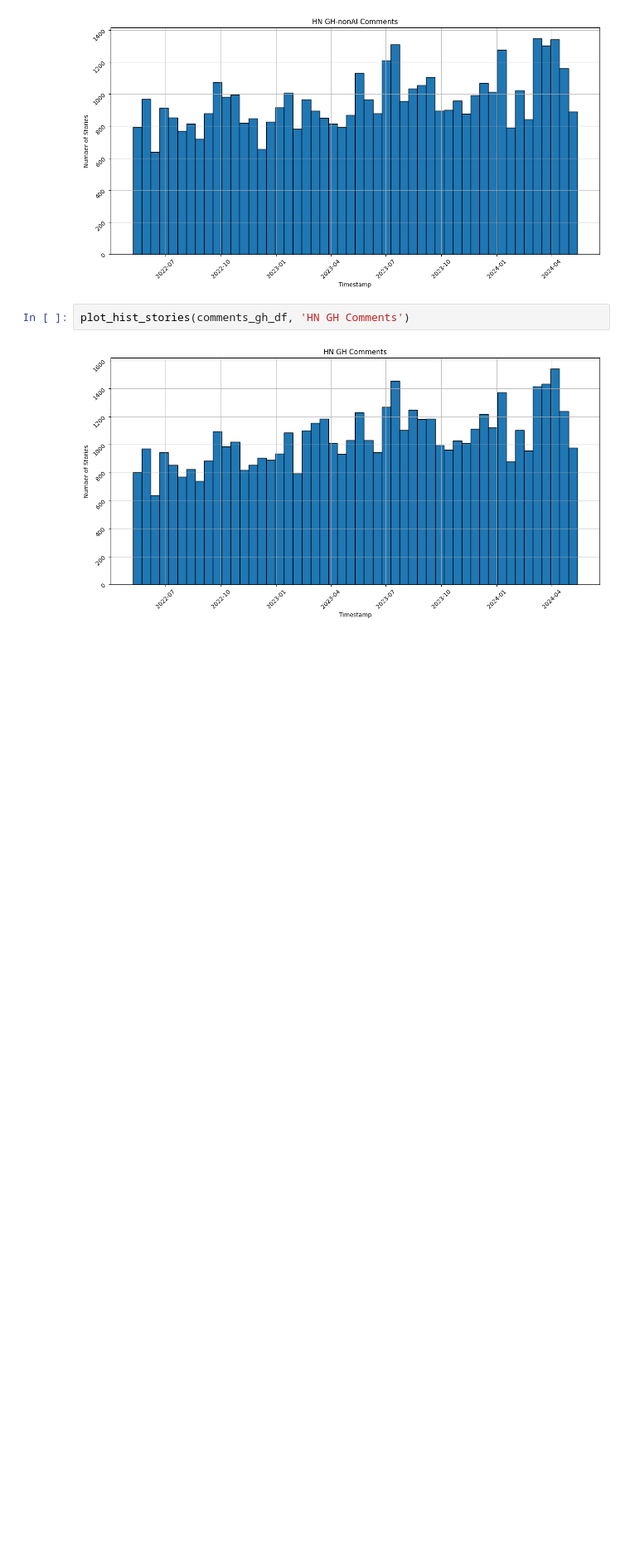
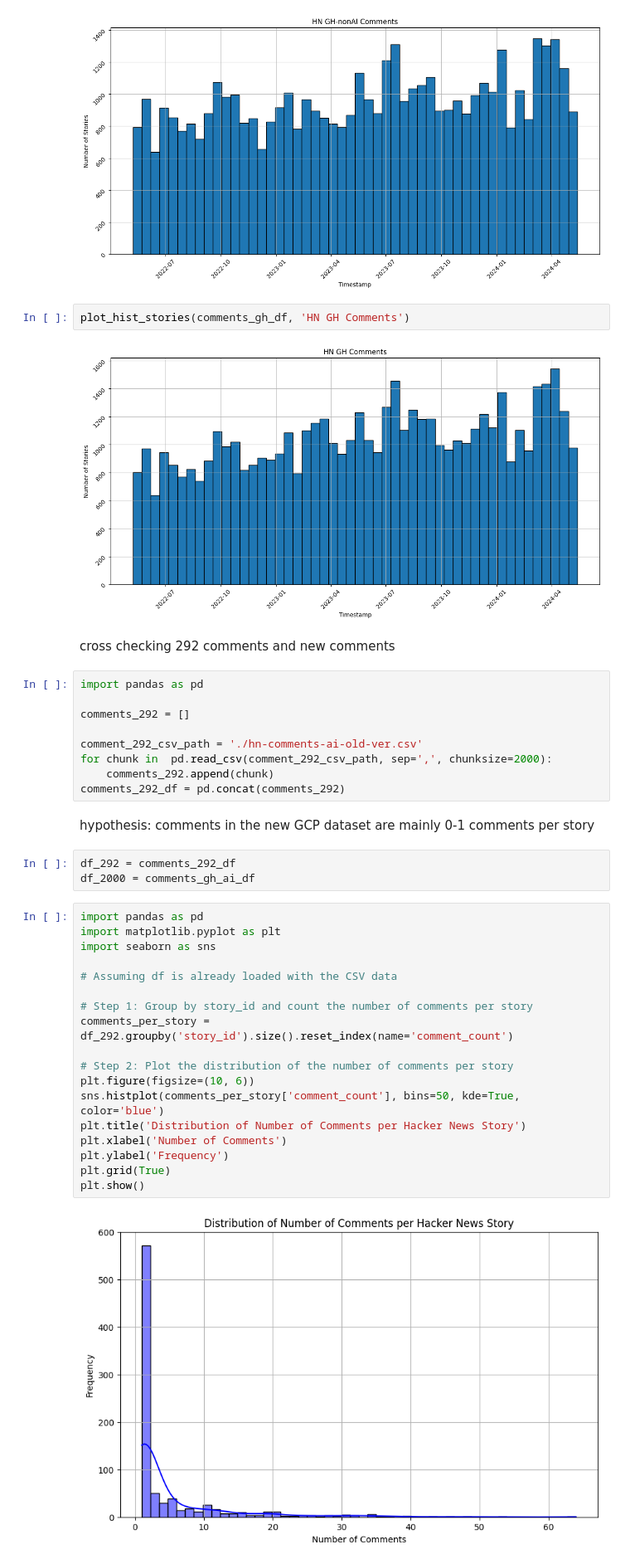
Before and after one commit to MUICT-SERU/SP2024-GPT, a Jupyter notebook: src/rq1/1a-temporal-analysis/comment/analyze-hn-comments.ipynb, the cells around one changed output. Shown at 83% size. Cells and saved outputs as stored; diff of their text form; blank space fills up the shorter version.

```diff
--- a/src/rq1/1a-temporal-analysis/comment/analyze-hn-comments.ipynb
+++ b/src/rq1/1a-temporal-analysis/comment/analyze-hn-comments.ipynb
@@ -63,3 +63,39 @@ plot_hist_stories(comments_gh_nonai_df, 'HN GH-nonAI Comments')
 plot_hist_stories(comments_gh_df, 'HN GH Comments')
 # %% [output]
 [figure]
+# %% [markdown]
+cross checking 292 comments and new comments
+# %%
+import pandas as pd
+
+comments_292 = []
+
+comment_292_csv_path = './hn-comments-ai-old-ver.csv'
+for chunk in  pd.read_csv(comment_292_csv_path, sep=',', chunksize=2000):
+    comments_292.append(chunk)
+comments_292_df = pd.concat(comments_292)
+# %% [markdown]
+hypothesis: comments in the new GCP dataset are mainly 0-1 comments per story
+# %%
+df_292 = comments_292_df
+df_2000 = comments_gh_ai_df
+# %%
+import pandas as pd
+import matplotlib.pyplot as plt
+import seaborn as sns
+
+# Assuming df is already loaded with the CSV data
+
+# Step 1: Group by story_id and count the number of comments per story
+comments_per_story = df_292.groupby('story_id').size().reset_index(name='comment_count')
+
+# Step 2: Plot the distribution of the number of comments per story
+plt.figure(figsize=(10, 6))
+sns.histplot(comments_per_story['comment_count'], bins=50, kde=True, color='blue')
+plt.title('Distribution of Number of Comments per Hacker News Story')
+plt.xlabel('Number of Comments')
+plt.ylabel('Frequency')
+plt.grid(True)
+plt.show()
+# %% [output]
+[figure, added]
```
Also changed, not shown: parts of 5 cells of this notebook, 6 other files.
